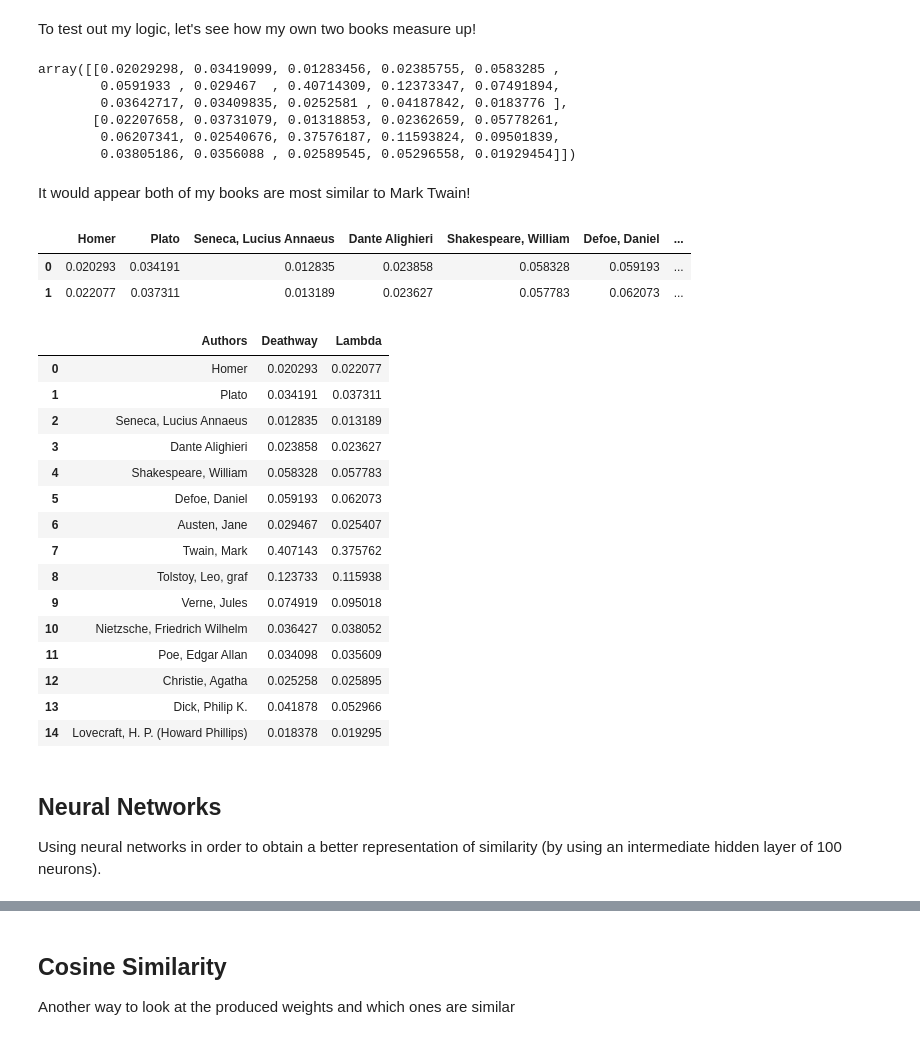
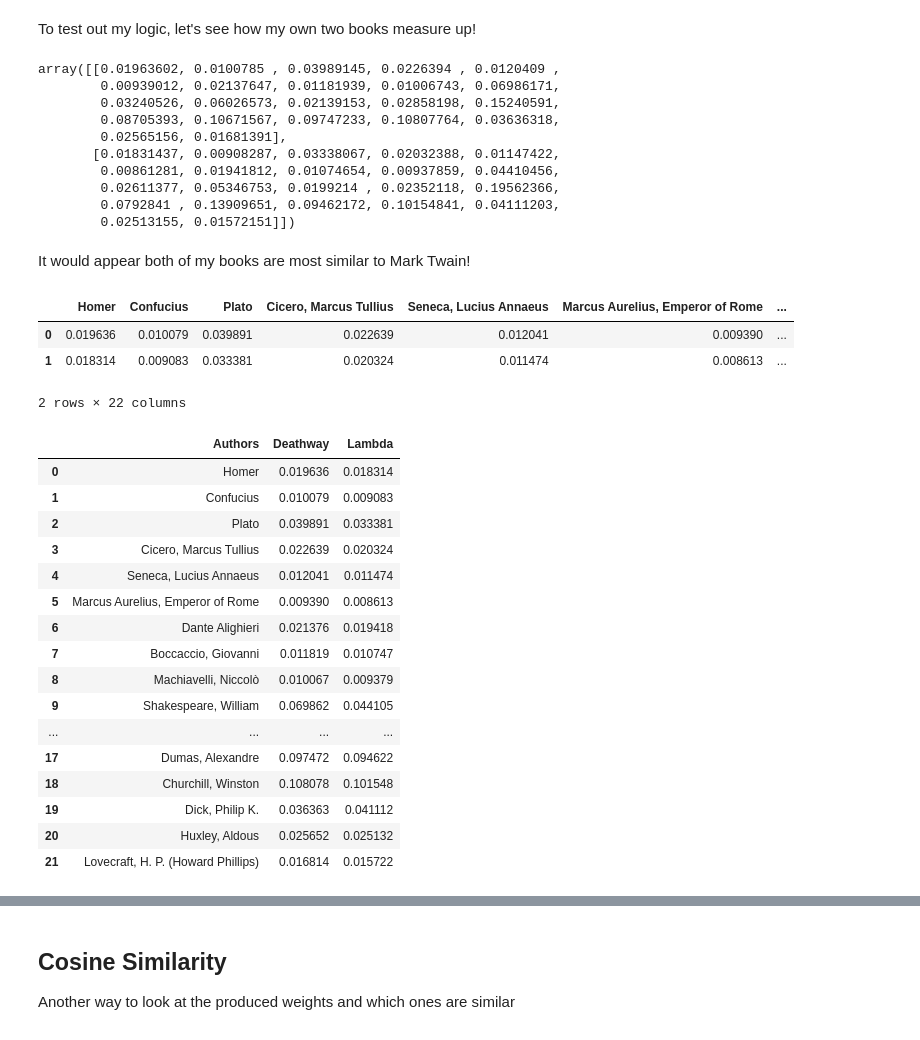
Before and after one commit to tomoumer/discovery_of_writing_differences, a Jupyter notebook: notebooks/data_exploration.ipynb, the cells around one changed output, grey strips where cells are left out. Saved outputs shown, nothing was run; the diff lists cells and outputs as text; code cells hidden in the pictures.

```diff
--- a/notebooks/data_exploration.ipynb
+++ b/notebooks/data_exploration.ipynb
@@ -632,44 +665,46 @@ for book_name in ('Deathway', 'Lambda'):
 # %%
-pipe_logreg.predict_proba(my_books['book_content'])
+# pipe_logreg.predict_proba(my_books['book_content'])
 # %% [output]
-array([[0.02029298, 0.03419099, 0.01283456, 0.02385755, 0.0583285 ,
-        0.0591933 , 0.029467  , 0.40714309, 0.12373347, 0.07491894,
-        0.03642717, 0.03409835, 0.0252581 , 0.04187842, 0.0183776 ],
-       [0.02207658, 0.03731079, 0.01318853, 0.02362659, 0.05778261,
-        0.06207341, 0.02540676, 0.37576187, 0.11593824, 0.09501839,
-        0.03805186, 0.0356088 , 0.02589545, 0.05296558, 0.01929454]])
+array([[0.01963602, 0.0100785 , 0.03989145, 0.0226394 , 0.0120409 ,
+        0.00939012, 0.02137647, 0.01181939, 0.01006743, 0.06986171,
+        0.03240526, 0.06026573, 0.02139153, 0.02858198, 0.15240591,
+        0.08705393, 0.10671567, 0.09747233, 0.10807764, 0.03636318,
+        0.02565156, 0.01681391],
+       [0.01831437, 0.00908287, 0.03338067, 0.02032388, 0.01147422,
+        0.00861281, 0.01941812, 0.01074654, 0.00937859, 0.04410456,
+        0.02611377, 0.05346753, 0.0199214 , 0.02352118, 0.19562366,
+        0.0792841 , 0.13909651, 0.09462172, 0.10154841, 0.04111203,
+        0.02513155, 0.01572151]])
 # %% [markdown]
 It would appear both of my books are most similar to Mark Twain!
 # %%
-pd.DataFrame(pipe_logreg.predict_proba(my_books['book_content']),columns=authors_to_num.keys())
+# pd.DataFrame(pipe_logreg.predict_proba(my_books['book_content']),columns=authors_to_num.keys())
 # %% [output]
-|  | Homer | Plato | Seneca, Lucius Annaeus | Dante Alighieri | Shakespeare, William | Defoe, Daniel | ... |
-| 0 | 0.020293 | 0.034191 | 0.012835 | 0.023858 | 0.058328 | 0.059193 | ... |
-| 1 | 0.022077 | 0.037311 | 0.013189 | 0.023627 | 0.057783 | 0.062073 | ... |
+|  | Homer | Confucius | Plato | Cicero, Marcus Tullius | Seneca, Lucius Annaeus | Marcus Aurelius, Emperor of Rome | ... |
+| 0 | 0.019636 | 0.010079 | 0.039891 | 0.022639 | 0.012041 | 0.009390 | ... |
+| 1 | 0.018314 | 0.009083 | 0.033381 | 0.020324 | 0.011474 | 0.008613 | ... |
+2 rows × 22 columns
 # %%
-test_df = pd.DataFrame(pipe_logreg.predict_proba(my_books['book_content']).T, columns=['Deathway', 'Lambda'])
+# test_df = pd.DataFrame(pipe_logreg.predict_proba(my_books['book_content']).T, columns=['Deathway', 'Lambda'])
 
-test_df.insert (0, 'Authors', authors_to_num.keys())
+# test_df.insert (0, 'Authors', authors_to_num.keys())
 
-test_df
+# test_df
 # %% [output]
 |  | Authors | Deathway | Lambda |
-| 0 | Homer | 0.020293 | 0.022077 |
-| 1 | Plato | 0.034191 | 0.037311 |
-| 2 | Seneca, Lucius Annaeus | 0.012835 | 0.013189 |
-| 3 | Dante Alighieri | 0.023858 | 0.023627 |
-| 4 | Shakespeare, William | 0.058328 | 0.057783 |
-| 5 | Defoe, Daniel | 0.059193 | 0.062073 |
-| 6 | Austen, Jane | 0.029467 | 0.025407 |
-| 7 | Twain, Mark | 0.407143 | 0.375762 |
-| 8 | Tolstoy, Leo, graf | 0.123733 | 0.115938 |
-| 9 | Verne, Jules | 0.074919 | 0.095018 |
-| 10 | Nietzsche, Friedrich Wilhelm | 0.036427 | 0.038052 |
-| 11 | Poe, Edgar Allan | 0.034098 | 0.035609 |
-| 12 | Christie, Agatha | 0.025258 | 0.025895 |
-| 13 | Dick, Philip K. | 0.041878 | 0.052966 |
-| 14 | Lovecraft, H. P. (Howard Phillips) | 0.018378 | 0.019295 |
+| 0 | Homer | 0.019636 | 0.018314 |
+| 1 | Confucius | 0.010079 | 0.009083 |
+| 2 | Plato | 0.039891 | 0.033381 |
+| 3 | Cicero, Marcus Tullius | 0.022639 | 0.020324 |
+| 4 | Seneca, Lucius Annaeus | 0.012041 | 0.011474 |
+| 5 | Marcus Aurelius, Emperor of Rome | 0.009390 | 0.008613 |
+| 6 | Dante Alighieri | 0.021376 | 0.019418 |
+| 7 | Boccaccio, Giovanni | 0.011819 | 0.010747 |
+| 8 | Machiavelli, Niccolò | 0.010067 | 0.009379 |
+| 9 | Shakespeare, William | 0.069862 | 0.044105 |
+| ... | ... | ... | ... |
+| 17 | Dumas, Alexandre | 0.097472 | 0.094622 |
+| 18 | Churchill, Winston | 0.108078 | 0.101548 |
+| 19 | Dick, Philip K. | 0.036363 | 0.041112 |
+| 20 | Huxley, Aldous | 0.025652 | 0.025132 |
+| 21 | Lovecraft, H. P. (Howard Phillips) | 0.016814 | 0.015722 |
-# %% [markdown]
-## Neural Networks
-
-Using neural networks in order to obtain a better representation of similarity (by using an intermediate hidden layer of 100 neurons).
```
Also changed, not shown: parts of 103 cells of this notebook, 1 other file.
